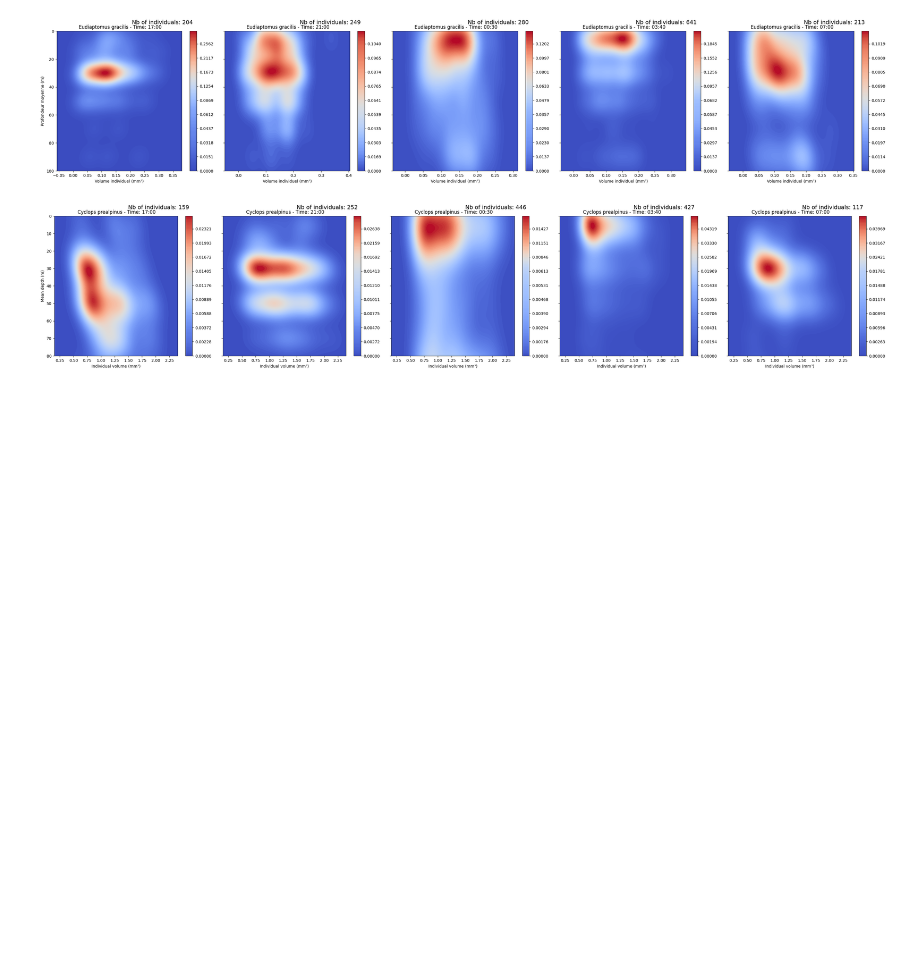
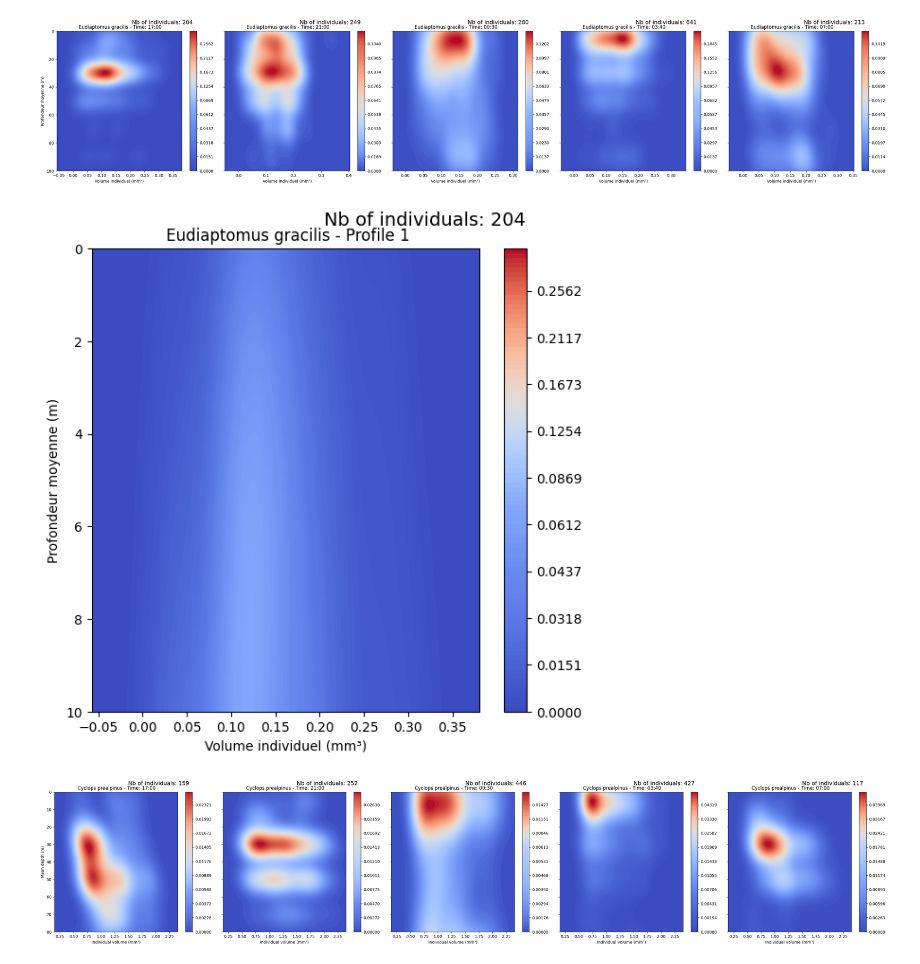
Before and after one commit to JerKeller/MP-Ecotaxa, a Jupyter notebook: DVM_mai.ipynb, the cells around one changed output. Cells and saved outputs as stored; diff of their text form; code cells hidden in the pictures; blank space fills up the shorter version.

```diff
--- a/DVM_mai.ipynb
+++ b/DVM_mai.ipynb
@@ -197,6 +217,37 @@ plt.tight_layout()
 plt.show()
 # %% [output]
 [figure]
+# %%
+# Filtrez les données pour ne garder que l'espèce Eudiaptomus gracilis pour le profil 1
+sp = 'Eudiaptomus gracilis'
+species_data_profile_1 = profile_1[profile_1['Taxa'] == sp]
+
+# Préparez les données
+species_data_profile_1 = species_data_profile_1.copy()  # Créez une copie
+species_data_profile_1['Avg_depth'] = (species_data_profile_1['Min_depth'] + species_data_profile_1['Max_depth']) / 2
+species_data_profile_1 = species_data_profile_1[(species_data_profile_1['Avg_depth'] >= 0) & (species_data_profile_1['Avg_depth'] <= 100)]
+
+# Calculez le nombre d'individus pour le profile_1
+num_individuals = len(species_data_profile_1)
+
+# Tracez le KDE 2D
+fig, ax = plt.subplots(figsize=(6, 6))
+sns.kdeplot(x=species_data_profile_1['V_mm3'], y=species_data_profile_1['Avg_depth'], fill=True, cmap='coolwarm', thresh=0, levels=100, cbar=True, ax=ax)
+
+# Ajoutez le nombre total d'individus dans le graphique
+ax.text(0.6, 1.05, f'Nb of individuals: {num_individuals}', transform=ax.transAxes, fontsize=14)
+
+# Configurez les titres et les étiquettes
+ax.set_title(f' {sp} - Profile 1')
+ax.set_xlabel('Volume individuel (mm³)')
+ax.invert_yaxis()  # Inverser l'axe des y pour montrer la profondeur de haut en bas
+ax.set_ylim(10, 0)  # Définir les limites de l'axe des y pour montrer uniquement les profondeurs entre 0 et 100m
+ax.set_ylabel('Profondeur moyenne (m)')
+
+plt.tight_layout()
+plt.show()
+# %% [output]
+[figure, added]
 # %%
 
 
```
Also changed, not shown: parts of 1 cell of this notebook.
